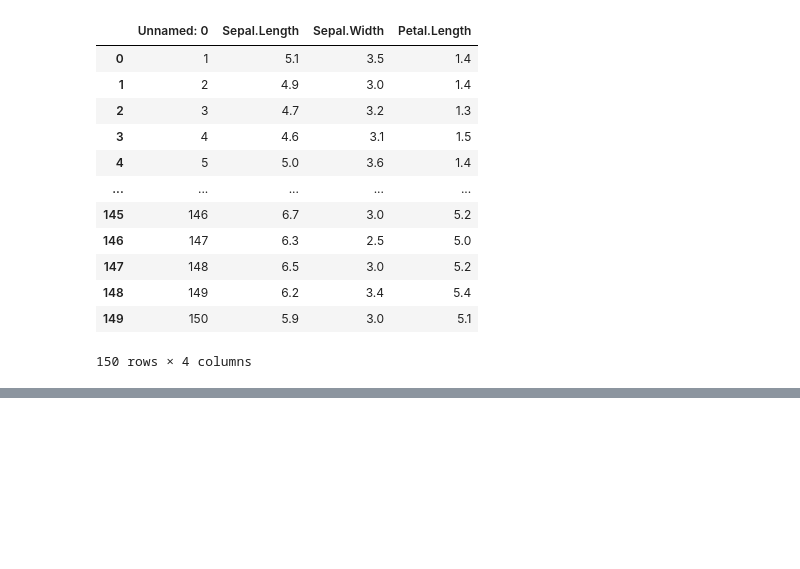
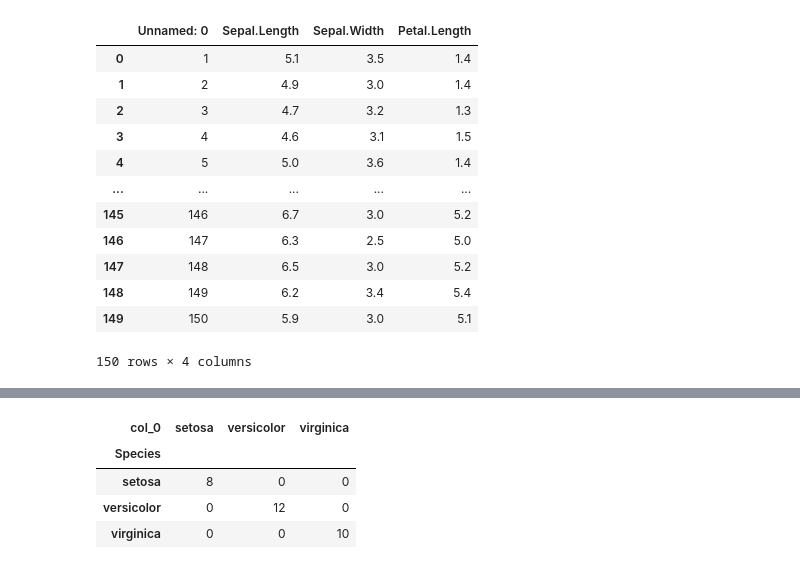
Before and after one commit to Aravin423/ad_classes, a Jupyter notebook: decision_tree_with_iris.ipynb, the cells around one changed output, grey strips where cells are left out. Cells and saved outputs as stored; diff of their text form; code cells hidden in the pictures; blank space fills up the shorter version.

```diff
--- a/decision_tree_with_iris.ipynb
+++ b/decision_tree_with_iris.ipynb
@@ -84,0 +127,3 @@ x
+# %%
+preds = model.predict(x_test)
+pd.Series(preds).value_counts()
@@ -84,0 +146,8 @@ x
+# %%
+pd.crosstab(y_test,preds)
+# %% [output]
+| col_0 | setosa | versicolor | virginica |
+| Species |  |  |  |
+| setosa | 8 | 0 | 0 |
+| versicolor | 0 | 12 | 0 |
+| virginica | 0 | 0 | 10 |
```
Also changed, not shown: parts of 9 cells of this notebook.
